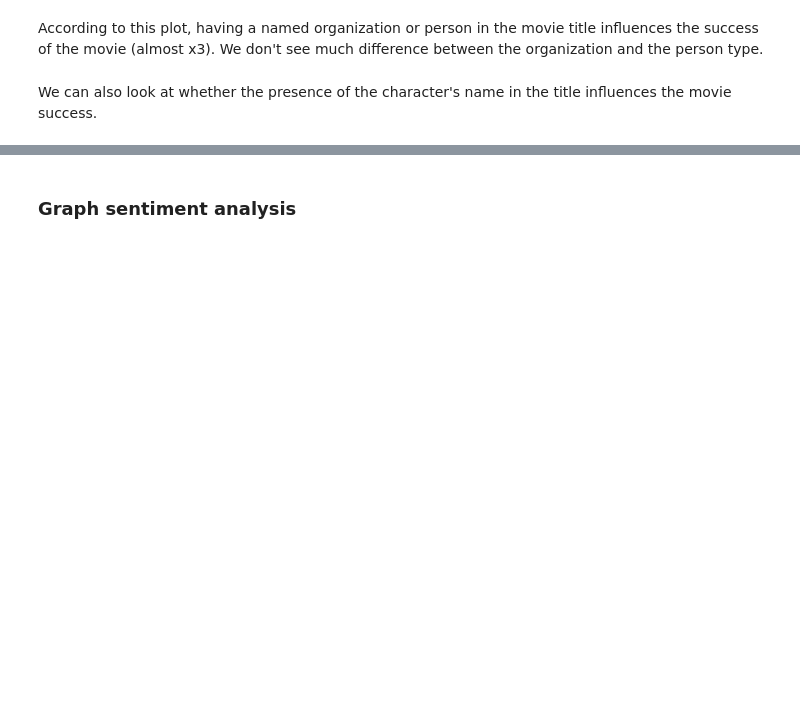
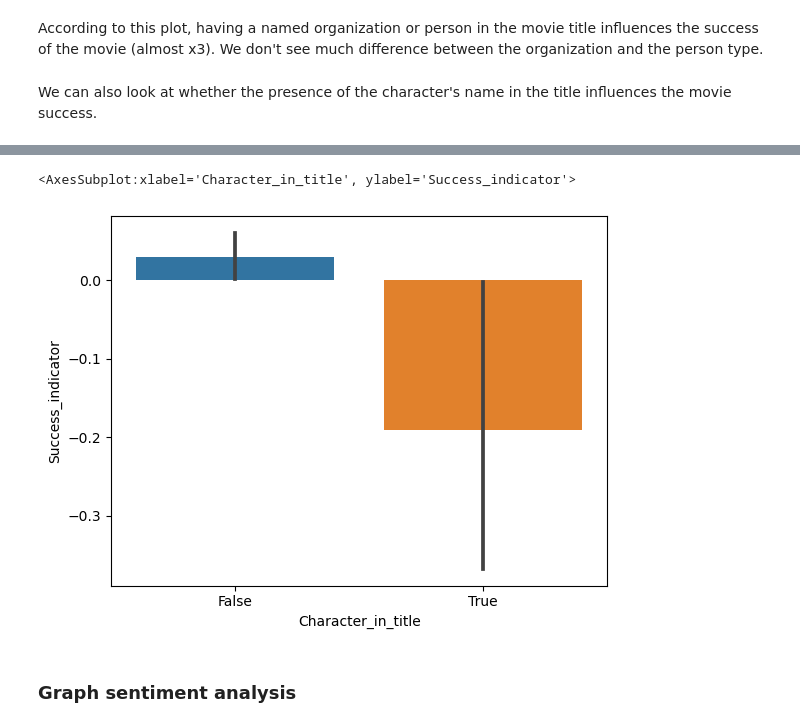
Before and after one commit to epfl-ada/ada-2023-project-randada, a Jupyter notebook: Key_Features.ipynb, the cells around one changed output, grey strips where cells are left out. Drawn from its saved outputs; the diff is of its cells as text; code cells hidden in the pictures; blank space fills up the shorter version.

```diff
--- a/Key_Features.ipynb
+++ b/Key_Features.ipynb
@@ -352,18 +352,3 @@ plt.tight_layout()
 According to this plot, having a named organization or person in the movie title influences the success of the movie (almost x3). We don't see much difference between the organization and the person type.
 # %% [markdown]
 We can also look at whether the presence of the character's name in the title influences the movie success.
-# %%
-# Check if one of the character's name is present in the movie title
-def is_in_title(df):
-    characters = df['Character_name']
-    title = str(df['Movie_name'])
-    for i in characters:
-        if str(i) in title:
-            return True
-        return False
-
-movies['Character_in_title'] = movies.apply(lambda x: is_in_title(x), axis=1)
-movie_with_character_in_title = movies['Character_in_title'].sum()
-
-print(f"Fraction of movie titles containing character name: {movie_with_character_in_title / len(movies):.2%}")
-print(movies.loc[movies['Character_in_title'] == 1, ['Movie_name', 'Character_name']])
@@ -372,3 +370,8 @@ KeyError: 'Character_name'
+# %%
+sns.barplot(data=movies,x='Character_in_title',y='Success_indicator')
+# %% [output]
+<AxesSubplot:xlabel='Character_in_title', ylabel='Success_indicator'>
+[figure, added]
 # %% [markdown]
 ### Graph sentiment analysis
 # %%
```
Also changed, not shown: parts of 9 cells of this notebook.
